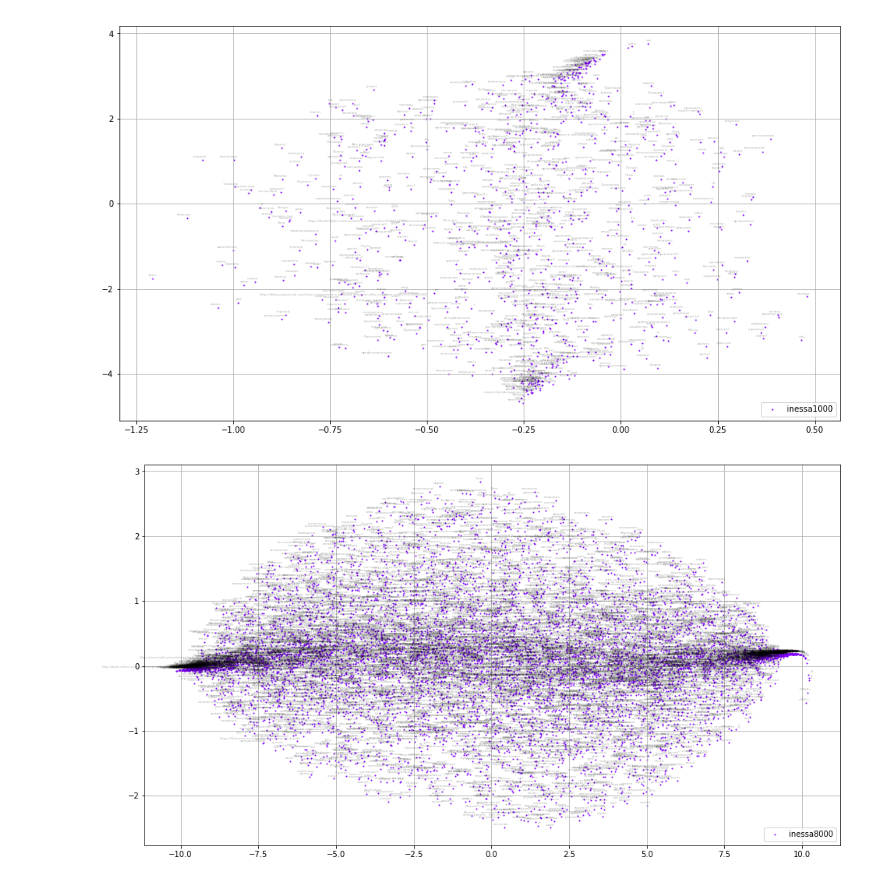
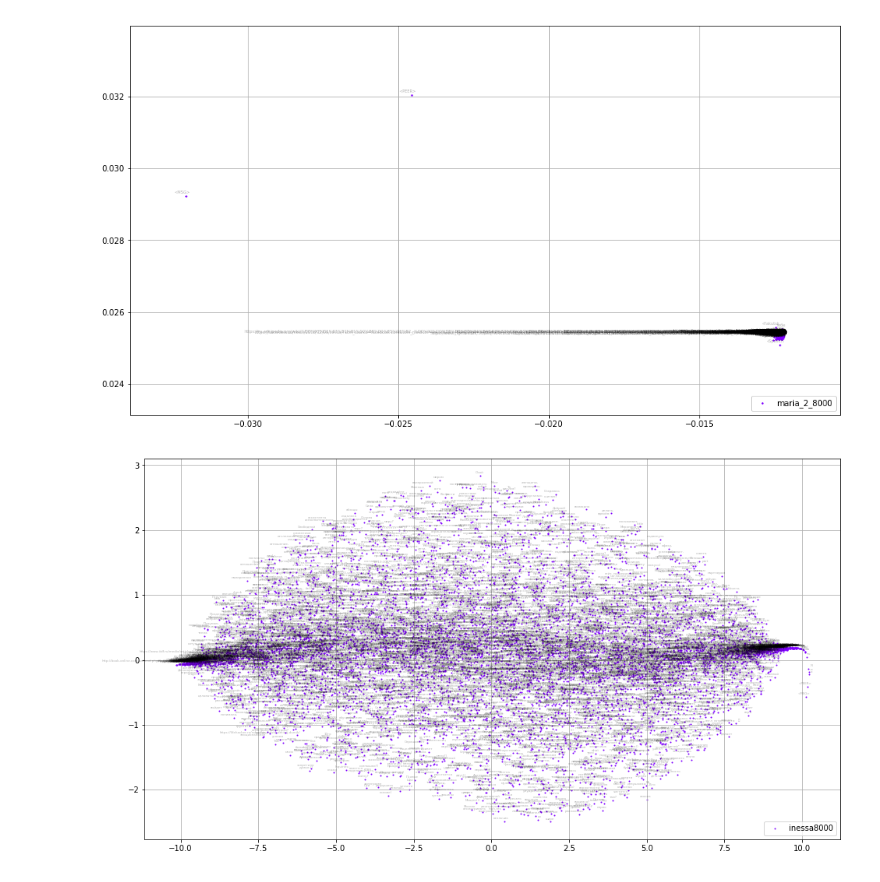
Before and after one commit to DaniloZZZ/social_bot, a Jupyter notebook: main.ipynb, the cells around one changed output. Drawn from its saved outputs; the diff is of its cells as text; code cells hidden in the pictures.

```diff
--- a/main.ipynb
+++ b/main.ipynb
@@ -83,15 +63,5 @@ decoder Decoder(
-# %%
-class Hourglass(nn.Module):
-    def __init__(self, N, embd=300):
-        super().__init__()
-        self.enc = Encoder(N, embd)
-        self.dec = Decoder(N, embd)
-    def forward(self,x):
-        x = self.enc(x)
-        x = self.dec(x)
-        return x
 # %%
-coder = Hourglass(N, embd=30)
+coder = Hourglass(N, embd=2)
 device = torch.device('cuda:0')
 #coder.to(device)
 def param_cnt(model):
@@ -136,7 +115,7 @@ Hourglass(
 dataloader = DataLoader(dataset, batch_size=100)
 # %%
 start = time.time()
-for epoch in range(10):
+for epoch in range(5):
     running_loss = 0.0
     for i, data in (enumerate(dataloader,0)):
         word, window = data
@@ -144,7 +123,7 @@ for epoch in range(10):
 
         opt.zero_grad()
         outputs = coder(word.cuda())
-        loss = criterion(outputs, window.cuda())
+        loss = criterion(outputs, word.cuda())
         loss.backward()
         opt.step()
         running_loss += loss.item()
@@ -219,22 +197,23 @@ tsne = manifold.TSNE(n_components=2, init='pca', n_iter=1000, perplexity=500)
 # %%
 Y = tsne.fit_transform(X)
 # %%
-def tsne_plot_2d(label, embeddings, words=[], a=1):
+def tsne_plot_2d(label, embeddings, words=[], a=1, save=False):
     plt.figure(figsize=(16, 9))
     colors = cm.rainbow(np.linspace(0, 1, 1))
     x = embeddings[:,0]
     y = embeddings[:,1]
-    plt.scatter(x, y, c=colors, alpha=a, label=label, s=1)
+    plt.scatter(x, y, c=colors, alpha=a, label=label, s=2)
     for i, word in enumerate(words):
         plt.annotate(word, alpha=0.3, xy=(x[i], y[i]), xytext=(5, 2),
-                     textcoords='offset points', ha='right', va='bottom', size=4)
+                     textcoords='offset points', ha='right', va='bottom', size=5)
     plt.legend(loc=4)
     plt.grid(True)
-    plt.savefig(f"figures/t-sne_{label}.pdf")
+    if save:
+        plt.savefig(f"figures/t-sne_{label}.pdf")
     plt.show()
 # %%
 
-tsne_plot_2d('inessa1000', Y, words.reshape(-1))
+tsne_plot_2d('maria_2_8000', X, words.reshape(-1))
 # %% [output]
-[figure, old version]
+[figure, new version]
 # %%
```
Also changed, not shown: parts of 13 cells of this notebook, 2 other files.
